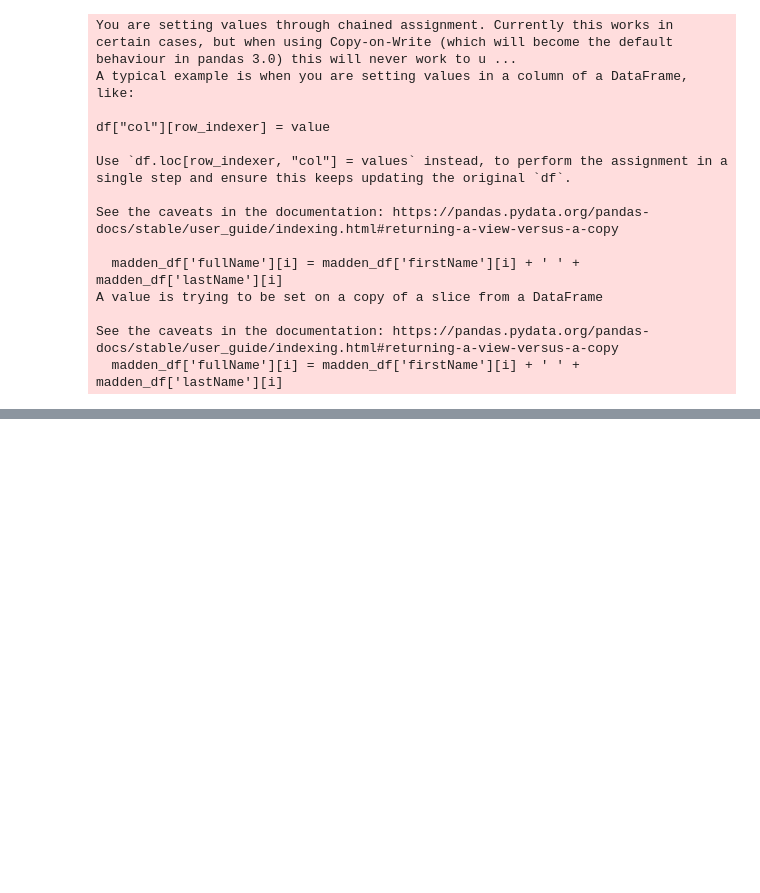
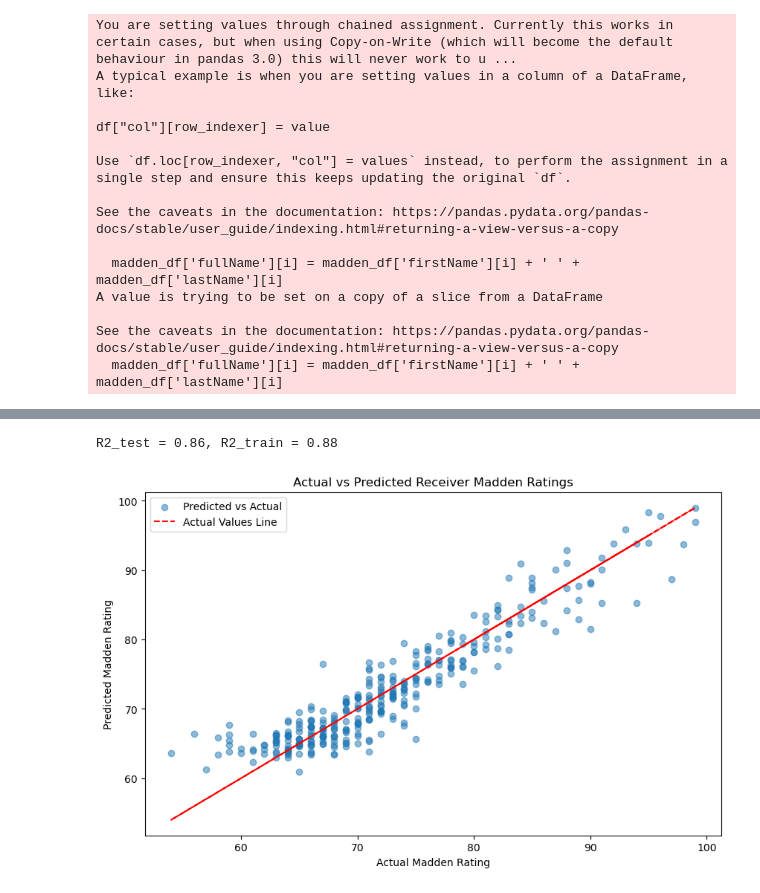
Before and after one commit to ogalinac/Galinac_Madden_score, a Jupyter notebook: Madden.ipynb, the cells around one changed output, grey strips where cells are left out. Drawn from its saved outputs; the diff is of its cells as text; code cells hidden in the pictures; blank space fills up the shorter version.

```diff
--- a/Madden.ipynb
+++ b/Madden.ipynb
@@ -235,0 +287,7 @@ plt.show()
+# %%
+#Some players that did not have values for certain features had their NaNs filled with 0. This should not cause predictive errors as all of these stats should be 0, rather than NaN.
+stats_receiver = stats_receiver.fillna(0)
+stats_rb = stats_rb.fillna(0)
+stats_db = stats_db.fillna(0)
+stats_dl = stats_dl.fillna(0)
+stats_lb = stats_lb.fillna(0)
@@ -235,0 +347,41 @@ plt.show()
+# %%
+#Receiving Core
+#Creating features and targets
+X = stats_receiver[['games', 'receptions', 'targets', 'receiving_yards', 'receiving_tds', 'receiving_fumbles', 'receiving_fumbles_lost', 'receiving_air_yards', 'receiving_yards_after_catch', 'receiving_epa', 'target_share', 'air_yards_share', 'wopr', 'racr', 'rushing_yards', 'rushing_tds', 'rushing_fumbles', 'rushing_fumbles_lost', 'rushing_first_downs', 'rushing_epa', 'Age']]
+y = stats_receiver['Overall']
+X_train, X_test, y_train, y_test = train_test_split(X, y, test_size=0.2)
+
+# Standardize the features
+ss = StandardScaler()
+ss.fit(X_train)
+X_scaled_train = ss.transform(X_train)
+X_scaled_test = ss.transform(X_test)
+
+# Fit the model
+model_linreg = LinearRegression()
+model_linreg.fit(X_scaled_train, y_train)
+
+# Make predictions
+y_pred_train = model_linreg.predict(X_scaled_train)
+y_pred_test = model_linreg.predict(X_scaled_test)
+y_pred = model_linreg.predict(ss.transform(X))
+
+# Assess the model
+R2_train = model_linreg.score(X_scaled_train, y_train)
+R2_test = model_linreg.score(X_scaled_test, y_test)
+print(f'R2_test = {R2_test:.2f}, R2_train = {R2_train:.2f}')
+
+
+# Plotting the actual vs predicted values
+
+plt.figure(figsize=(10, 6))
+plt.scatter(y, y_pred, alpha=0.5, label='Predicted vs Actual')
+plt.plot(y, y, color='red', linestyle='--', label='Actual Values Line')
+plt.xlabel('Actual Madden Rating')
+plt.ylabel('Predicted Madden Rating')
+plt.title('Actual vs Predicted Receiver Madden Ratings')
+plt.legend()
+plt.show()
+# %% [output]
+R2_test = 0.86, R2_train = 0.88
+[figure, added]
```
Also changed, not shown: parts of 47 cells of this notebook.
